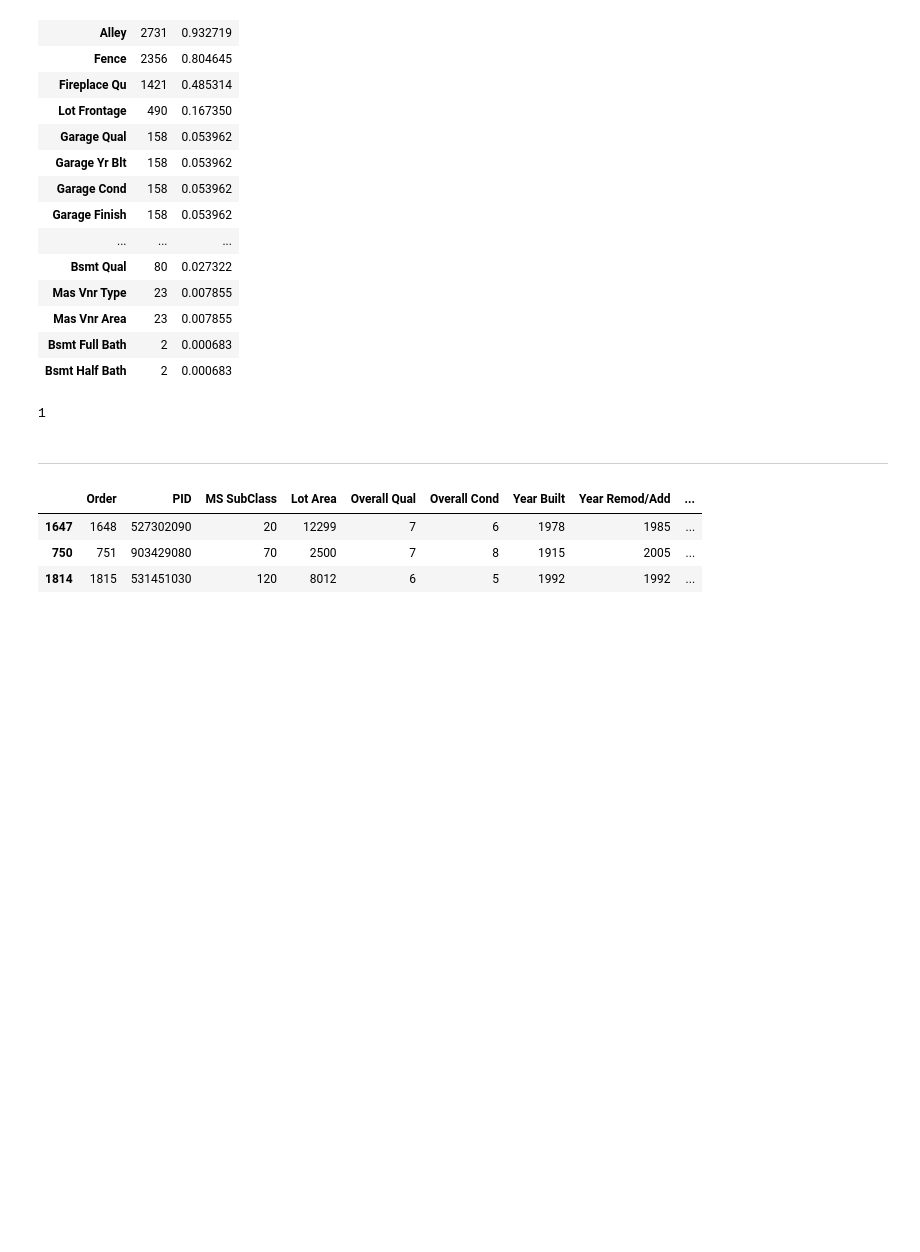
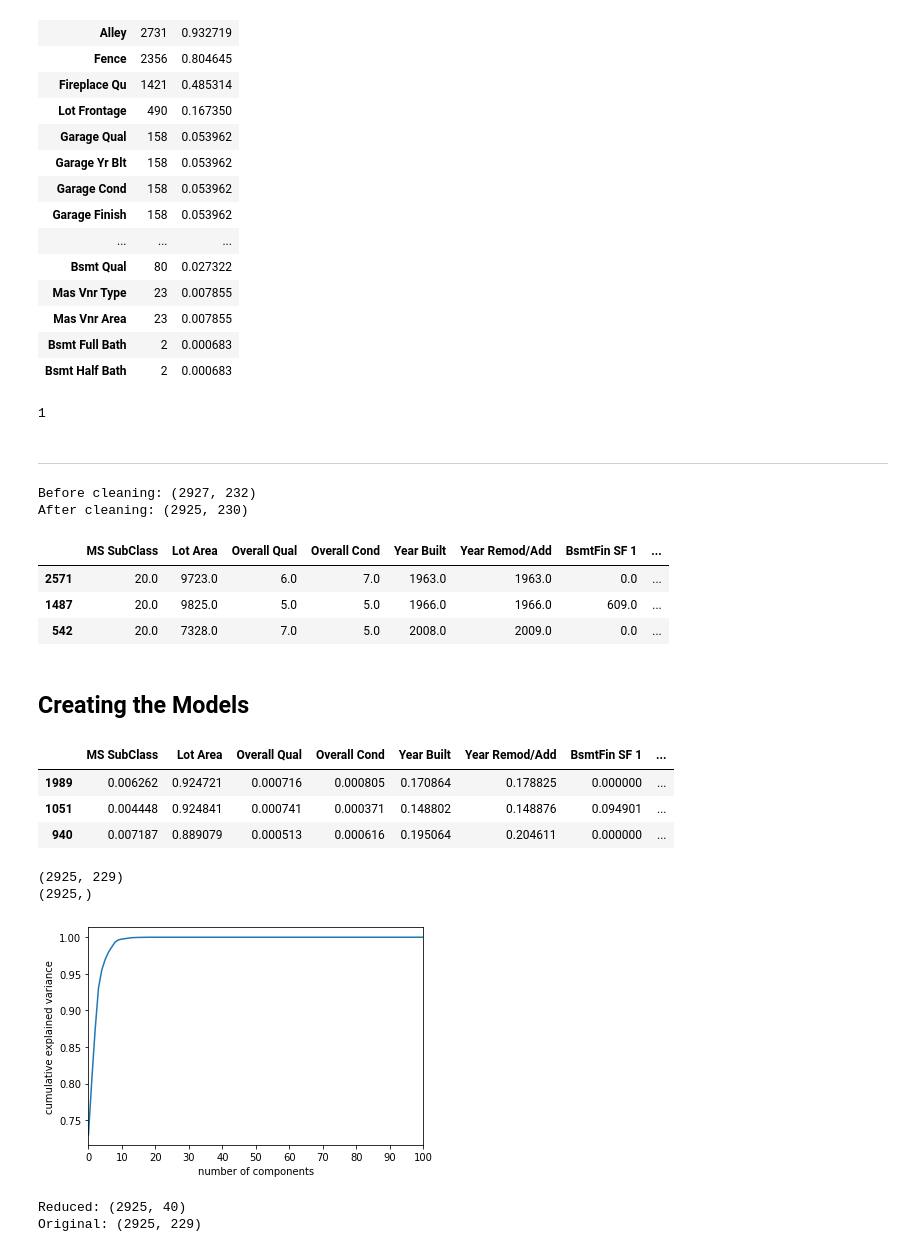
Before and after one commit to pedrohortencio/machine-learning-gladiator, a Jupyter notebook: House Prices/House_Prices_Gladiator.ipynb, the cells around one changed output. Drawn from its saved outputs; the diff is of its cells as text; code cells hidden in the pictures; blank space fills up the shorter version.

Commit message:
add code for regression models

```diff
--- a/House Prices/House_Prices_Gladiator.ipynb
+++ b/House Prices/House_Prices_Gladiator.ipynb
@@ -146,10 +147,45 @@ df.isnull().sum().max() #just checking that there's no missing data missing...
 # %%
 #convert categorical variable into dummy
 df = pd.get_dummies(df)
+# %%
+def clean_dataset(df):
+    assert isinstance(df, pd.DataFrame), "df needs to be a pd.DataFrame"
+    df.dropna(inplace=True)
+    indices_to_keep = ~df.isin([np.nan, np.inf, -np.inf]).any(1)
+    return df[indices_to_keep].astype(np.float64)
+
+print("Before cleaning:", df.shape)
+df = clean_dataset(df)
+df.drop(["Order", "PID"], axis=1, inplace=True)
+print("After cleaning:", df.shape)
+# %% [output]
+Before cleaning: (2927, 232)
+After cleaning: (2925, 230)
 # %%
 df.sample(3)
 # %% [output]
-|  | Order | PID | MS SubClass | Lot Area | Overall Qual | Overall Cond | Year Built | Year Remod/Add | ... |
-| 1647 | 1648 | 527302090 | 20 | 12299 | 7 | 6 | 1978 | 1985 | ... |
-| 750 | 751 | 903429080 | 70 | 2500 | 7 | 8 | 1915 | 2005 | ... |
-| 1814 | 1815 | 531451030 | 120 | 8012 | 6 | 5 | 1992 | 1992 | ... |
+|  | MS SubClass | Lot Area | Overall Qual | Overall Cond | Year Built | Year Remod/Add | BsmtFin SF 1 | ... |
+| 2571 | 20.0 | 9723.0 | 6.0 | 7.0 | 1963.0 | 1963.0 | 0.0 | ... |
+| 1487 | 20.0 | 9825.0 | 5.0 | 5.0 | 1966.0 | 1966.0 | 609.0 | ... |
+| 542 | 20.0 | 7328.0 | 7.0 | 5.0 | 2008.0 | 2009.0 | 0.0 | ... |
+# %% [markdown]
+## Creating the Models
+# %%
+y = df['SalePrice'].to_numpy()
+df.drop('SalePrice', axis=1, inplace=True)
+
+scaler = Normalizer()
+df.iloc[:,:] = scaler.fit_transform(df.iloc[:,:].to_numpy())
+# %%
+df.sample(3)
+# %% [output]
+|  | MS SubClass | Lot Area | Overall Qual | Overall Cond | Year Built | Year Remod/Add | BsmtFin SF 1 | ... |
+| 1989 | 0.006262 | 0.924721 | 0.000716 | 0.000805 | 0.170864 | 0.178825 | 0.000000 | ... |
+| 1051 | 0.004448 | 0.924841 | 0.000741 | 0.000371 | 0.148802 | 0.148876 | 0.094901 | ... |
+| 940 | 0.007187 | 0.889079 | 0.000513 | 0.000616 | 0.195064 | 0.204611 | 0.000000 | ... |
+# %%
+print(df.shape)
+print(y.shape)
+# %% [output]
+(2925, 229)
+(2925,)
@@ -155,0 +200,9 @@ df.sample(3)
+# %%
+pca = PCA().fit(df.to_numpy())
+plt.plot(np.cumsum(pca.explained_variance_ratio_))
+plt.xlabel('number of components')
+plt.xticks([0, 10, 20, 30, 40, 50, 60, 70, 80, 90, 100])
+plt.xlim(0, 100)
+plt.ylabel('cumulative explained variance');
+# %% [output]
+[figure, added]
@@ -155,0 +214,6 @@ df.sample(3)
+# %%
+print("Reduced:", X_red.shape)
+print("Original:", X.shape)
+# %% [output]
+Reduced: (2925, 40)
+Original: (2925, 229)
```
Also changed, not shown: parts of 17 cells of this notebook.
